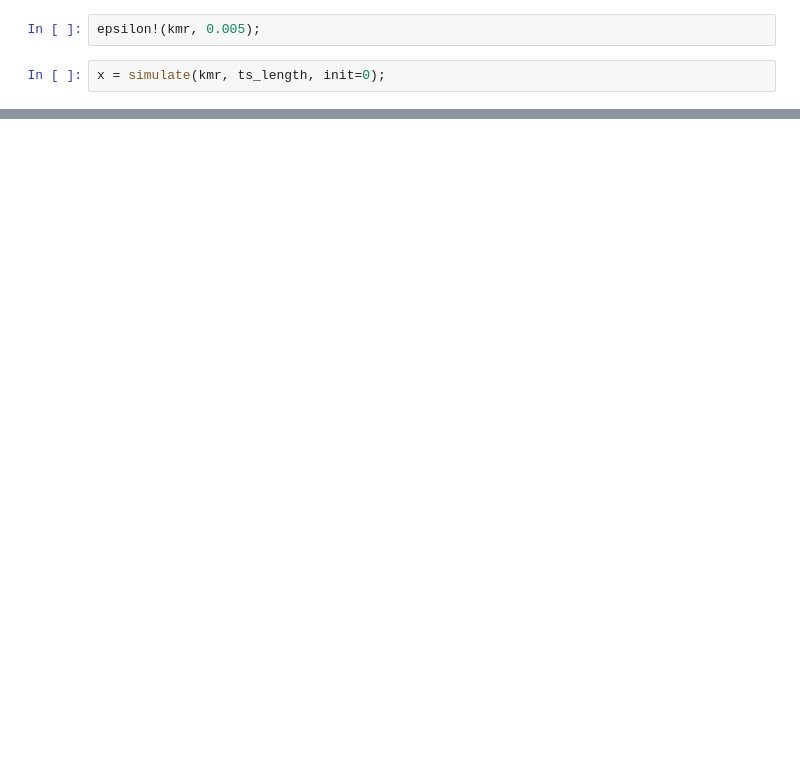
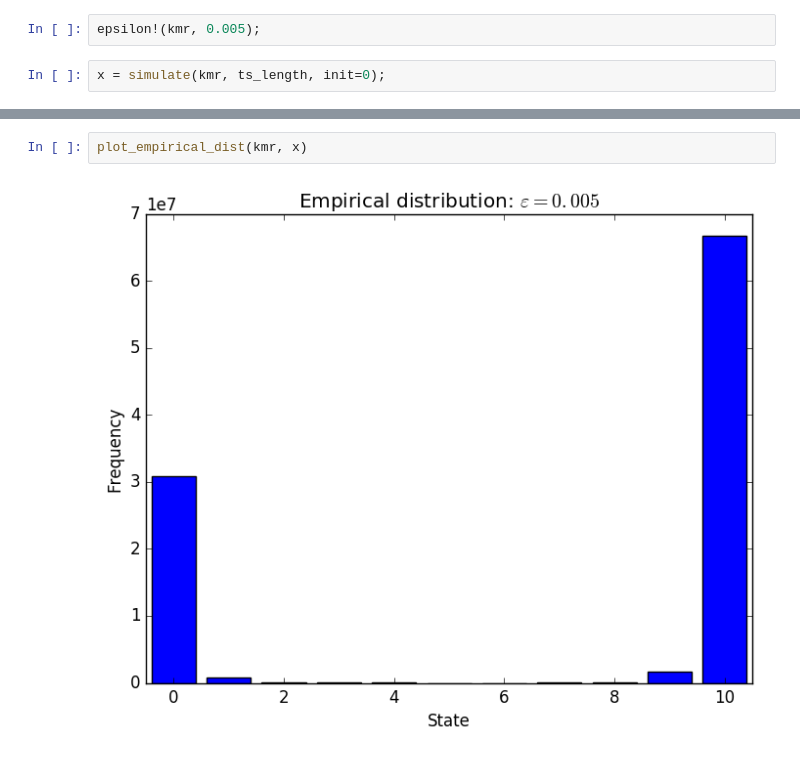
Before and after one commit to fagan2888/stochevolution, a Jupyter notebook: KMR2x2_example_jl.ipynb, the cells around one changed output, grey strips where cells are left out. Cells and saved outputs as stored; diff of their text form; blank space fills up the shorter version.

```diff
--- a/KMR2x2_example_jl.ipynb
+++ b/KMR2x2_example_jl.ipynb
@@ -88,0 +40,4 @@ plt[:show]()
+# %%
+plot_empirical_dist(kmr, x)
+# %% [output]
+[figure, added]
```
Also changed, not shown: parts of 13 cells of this notebook, 1 other file.
